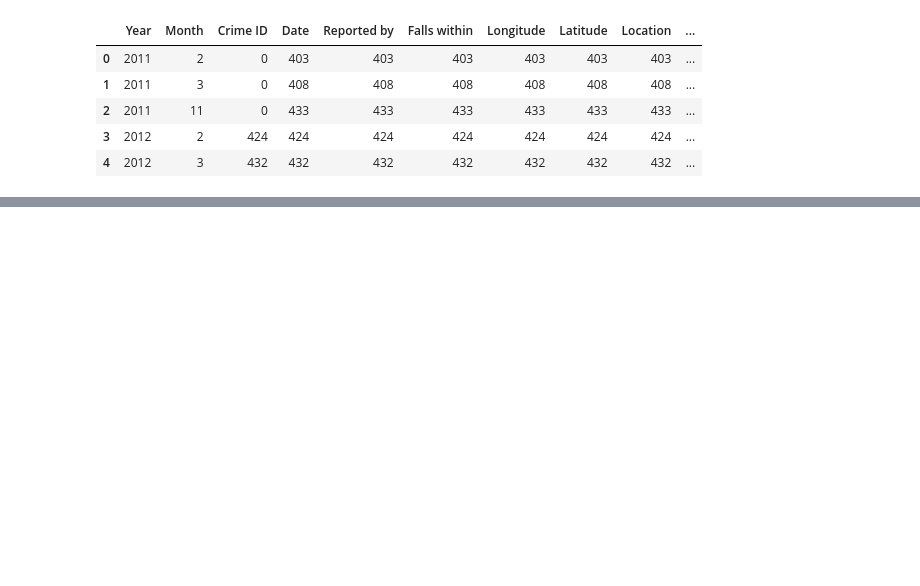
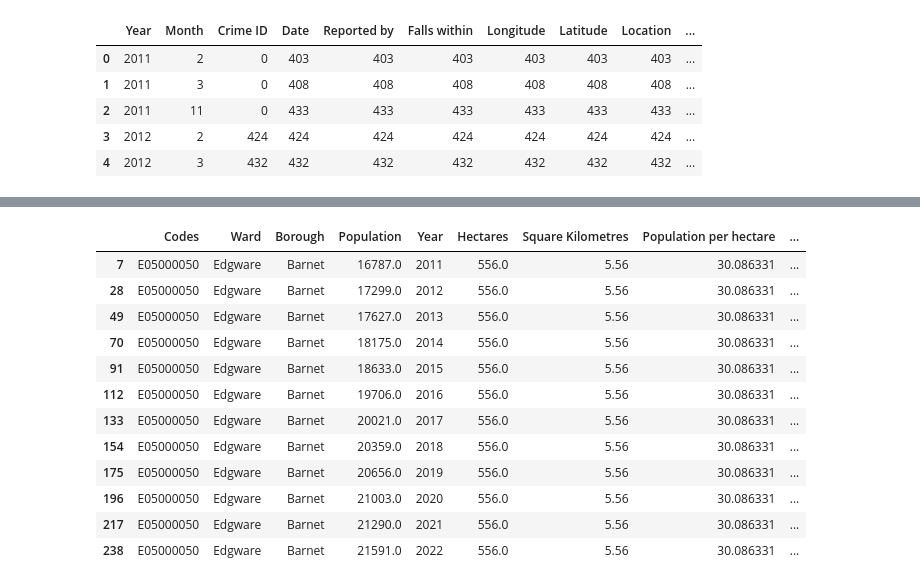
Before and after one commit to isavgt/JBG050-group11, a Jupyter notebook: datasetsexploration.ipynb, the cells around one changed output, grey strips where cells are left out. Cells and saved outputs as stored; diff of their text form; code cells hidden in the pictures; blank space fills up the shorter version.

```diff
--- a/datasetsexploration.ipynb
+++ b/datasetsexploration.ipynb
@@ -441,0 +416,16 @@ crime_ward_df.head(-1)
+# %%
+population_ward_df.loc[population_ward_df['Ward']=="Edgware"]
+# %% [output]
+|  | Codes | Ward | Borough | Population | Year | Hectares | Square Kilometres | Population per hectare | ... |
+| 7 | E05000050 | Edgware | Barnet | 16787.0 | 2011 | 556.0 | 5.56 | 30.086331 | ... |
+| 28 | E05000050 | Edgware | Barnet | 17299.0 | 2012 | 556.0 | 5.56 | 30.086331 | ... |
+| 49 | E05000050 | Edgware | Barnet | 17627.0 | 2013 | 556.0 | 5.56 | 30.086331 | ... |
+| 70 | E05000050 | Edgware | Barnet | 18175.0 | 2014 | 556.0 | 5.56 | 30.086331 | ... |
+| 91 | E05000050 | Edgware | Barnet | 18633.0 | 2015 | 556.0 | 5.56 | 30.086331 | ... |
+| 112 | E05000050 | Edgware | Barnet | 19706.0 | 2016 | 556.0 | 5.56 | 30.086331 | ... |
+| 133 | E05000050 | Edgware | Barnet | 20021.0 | 2017 | 556.0 | 5.56 | 30.086331 | ... |
+| 154 | E05000050 | Edgware | Barnet | 20359.0 | 2018 | 556.0 | 5.56 | 30.086331 | ... |
+| 175 | E05000050 | Edgware | Barnet | 20656.0 | 2019 | 556.0 | 5.56 | 30.086331 | ... |
+| 196 | E05000050 | Edgware | Barnet | 21003.0 | 2020 | 556.0 | 5.56 | 30.086331 | ... |
+| 217 | E05000050 | Edgware | Barnet | 21290.0 | 2021 | 556.0 | 5.56 | 30.086331 | ... |
+| 238 | E05000050 | Edgware | Barnet | 21591.0 | 2022 | 556.0 | 5.56 | 30.086331 | ... |
```
Also changed, not shown: parts of 9 cells of this notebook, 1 other file.
